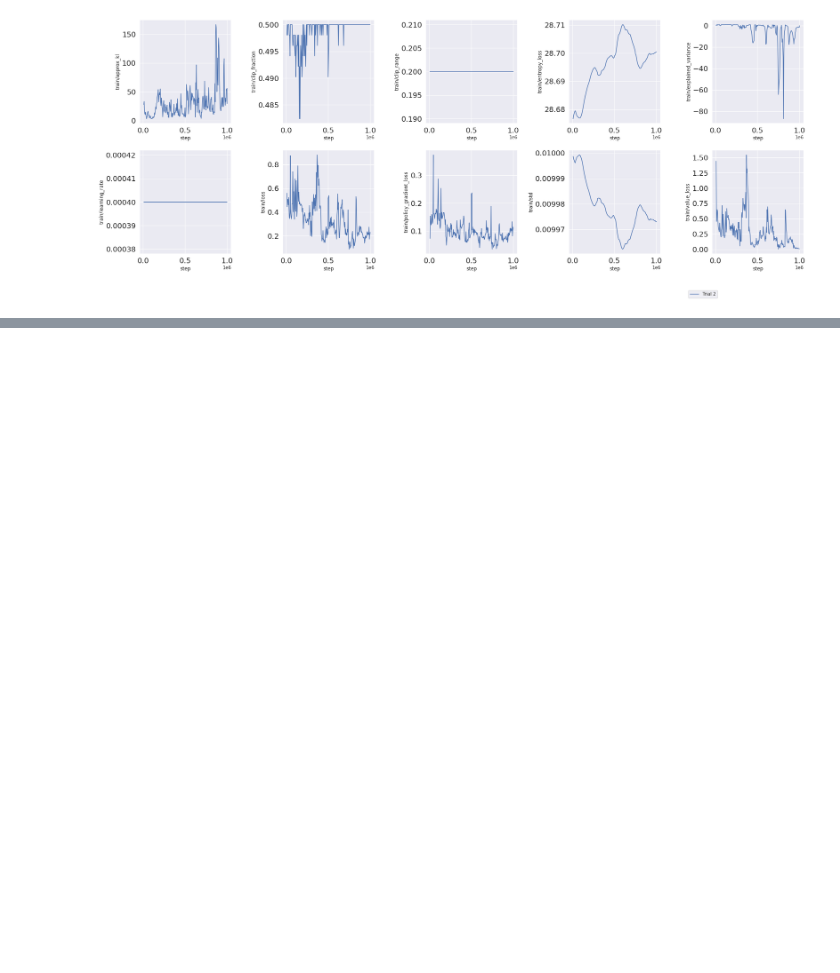
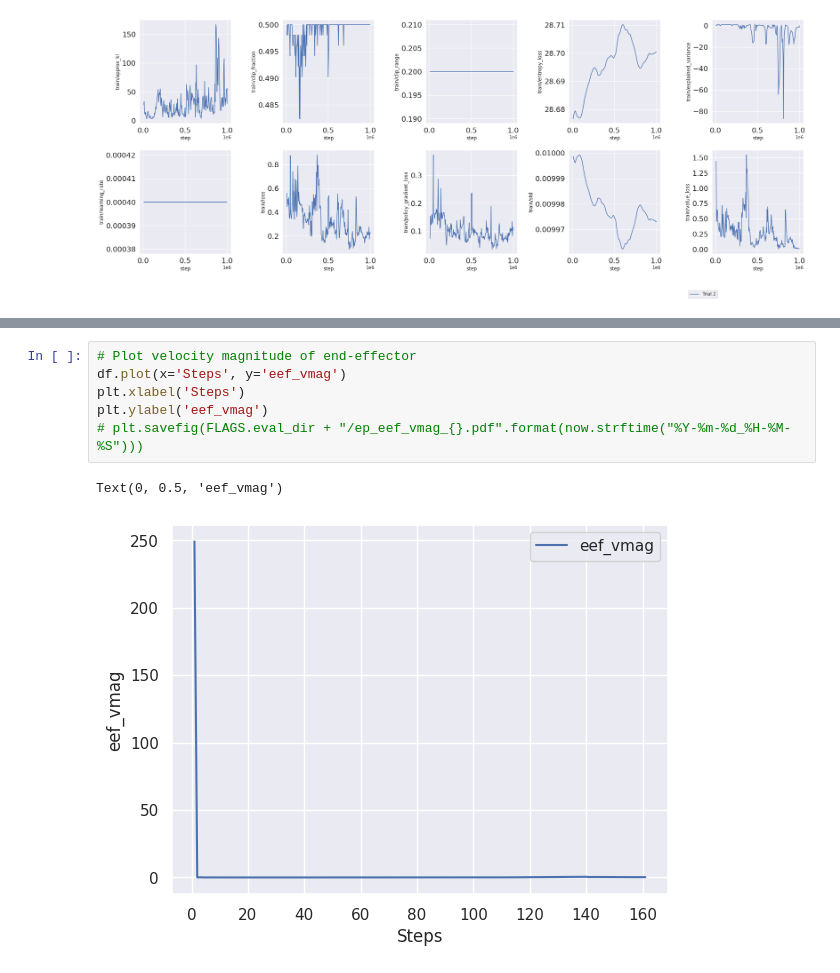
Before and after one commit to iCub-utfsm/rl-icub-manipulation, a Jupyter notebook: rl_icub_dexterous_manipulation/examples/plot_results.ipynb, the cells around one changed output, grey strips where cells are left out. Drawn from its saved outputs; the diff is of its cells as text; blank space fills up the shorter version.

```diff
--- a/rl_icub_dexterous_manipulation/examples/plot_results.ipynb
+++ b/rl_icub_dexterous_manipulation/examples/plot_results.ipynb
@@ -155,0 +203,9 @@ fig.savefig(pdf_path + "net_training.pdf", bbox_inches='tight', dpi=300, transpa
+# %%
+# Plot velocity magnitude of end-effector
+df.plot(x='Steps', y='eef_vmag')
+plt.xlabel('Steps')
+plt.ylabel('eef_vmag')
+# plt.savefig(FLAGS.eval_dir + "/ep_eef_vmag_{}.pdf".format(now.strftime("%Y-%m-%d_%H-%M-%S")))
+# %% [output]
+Text(0, 0.5, 'eef_vmag')
+[figure, added]
```
Also changed, not shown: parts of 10 cells of this notebook.
